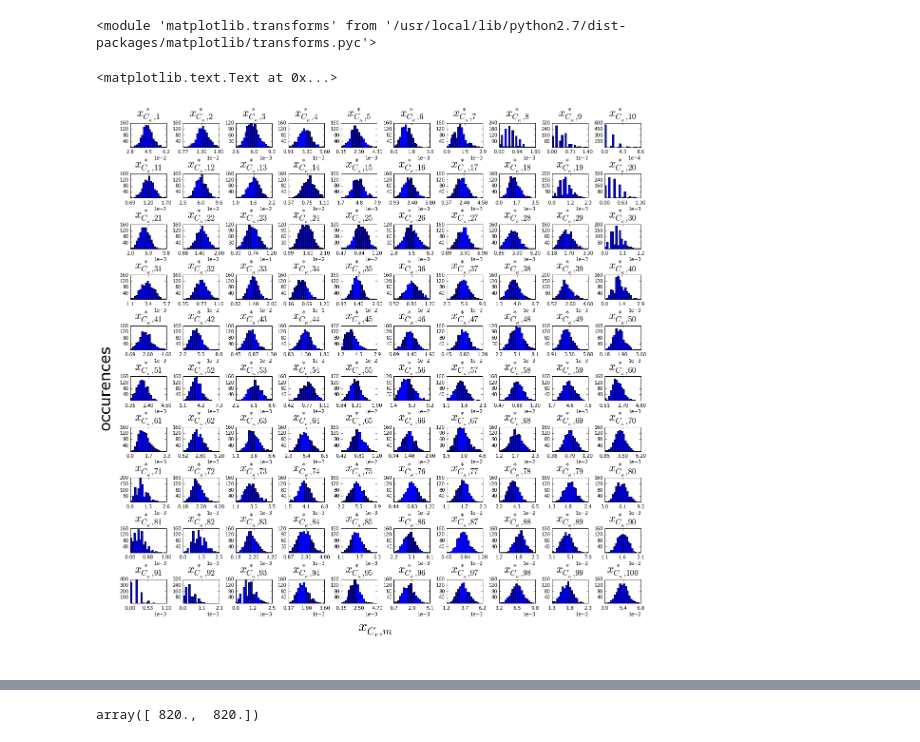
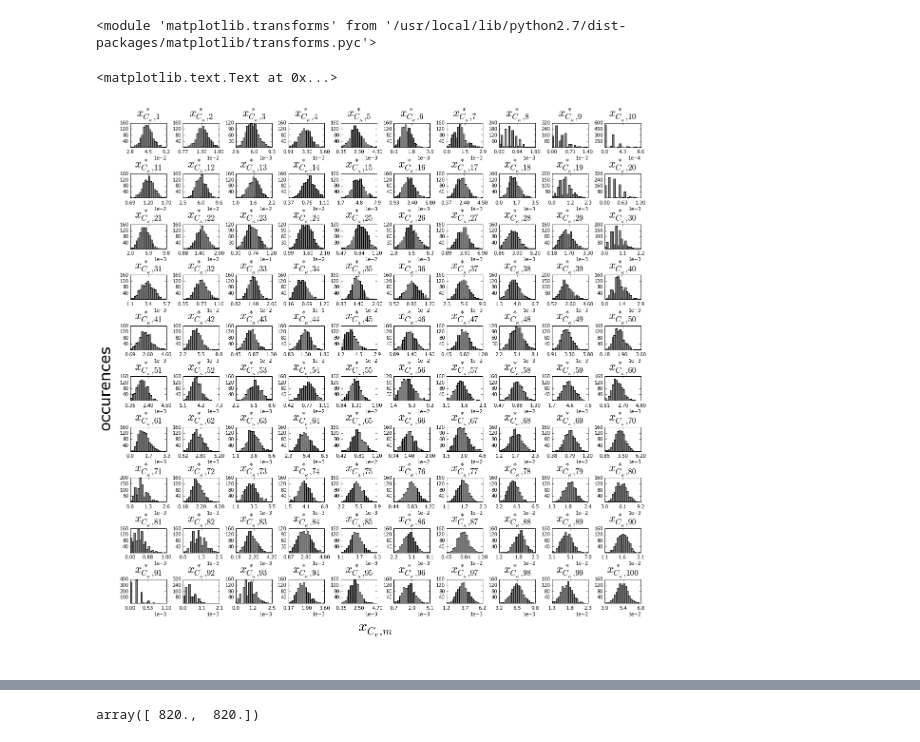
Before and after one commit to pvnick/tempos, a Jupyter notebook: pain_sax_ported.ipynb, the cells around one changed output, grey strips where cells are left out. Cells and saved outputs as stored; diff of their text form; code cells hidden in the pictures.

```diff
--- a/pain_sax_ported.ipynb
+++ b/pain_sax_ported.ipynb
@@ -201,8 +201,8 @@ def sax_unwindowed(series, alphabet_size, length_override = None):
 interpolated_grouped_by_patient = pain_interpolated \
     .PainScoreQuantMissing \
     .groupby(level = "PatientID")
-alpha = 10
-saxes = interpolated_grouped_by_patient.apply(sax_unwindowed, alphabet_size=alpha)
+beta = 5
+saxes = interpolated_grouped_by_patient.apply(sax_unwindowed, alphabet_size=beta)
 # %% [markdown]
 ## Intelligent icon calculation
 # %%
@@ -226,7 +226,7 @@ def get_raw_sequence_motif_vector(sequence, alphabet_size):
 def get_letter_index(letter):
     return string.lowercase.index(letter)
 
-motif_matrices_by_patient = saxes.apply(get_raw_sequence_motif_vector, alphabet_size=alpha)
+motif_matrices_by_patient = saxes.apply(get_raw_sequence_motif_vector, alphabet_size=beta)
 # %%
 def get_clustered_motif_matrices(cluster_column):
     needed_columns = start_cutoff_pain_data[[cluster_column, "PatientID"]]
@@ -279,6 +279,7 @@ motif_importance_sample = pd.Series(np.arange(nr)).apply(sample_motif_importance
 # %% [output]
 <module 'matplotlib.transforms' from '/usr/local/lib/python2.7/dist-packages/matplotlib/transforms.pyc'>
 # %%
+#this panel is for plotting histograms of the 10x10 icon
 plots_per_row = np.sqrt(len(motif_importance_sample.columns)).astype(int)
 fig = plt.figure(figsize=[20,20])
 big_ax = fig.add_subplot(111)
@@ -327,34 +328,32 @@ for i in motif_importance_sample.columns:
          transform = ax.transAxes,
          zorder=100
         )
 
     ax.set_title(label="foo", fontsize=24, color='w')#, y=1.2)
     #ax.set_title(label=r'$x^*_{C_\kappa,' + str(i+1) + '}\ \ (motif=' + all_motifs[i] + ')$', fontsize=32, y=1.06)
     ax.yaxis.set_major_locator(plticker.MaxNLocator(nbins=4, prune='lower'))
-    ax.hist(motif_importance_sample[i], bins=20)
+    ax.hist(motif_importance_sample[i], bins=20, color="0.5")
     position = list(ax.get_position().bounds)
     position[1] += 0.3
     ax.set_position(position)
     plot_index += 1
 
 fig.subplots_adjust(wspace=0.5, hspace=1.1)
 
 plt.text(-.02, 0.5, "occurences",
          horizontalalignment="left",
          verticalalignment='center',
          fontsize=32,
          transform = big_ax.transAxes,
          rotation="vertical",
          zorder=100)
 
 plt.text(0.5, 0.03, r'$x_{C_r,m}$',
          horizontalalignment="center",
          verticalalignment='bottom',
          fontsize=32,
          transform = big_ax.transAxes,
          zorder=100)
-#fig.tight_layout()
-#plt.tight_layout()
 # %% [output]
 <matplotlib.text.Text at 0x...>
-[figure, old version]
+[figure, new version]
```
Also changed, not shown: parts of 3 cells of this notebook.
